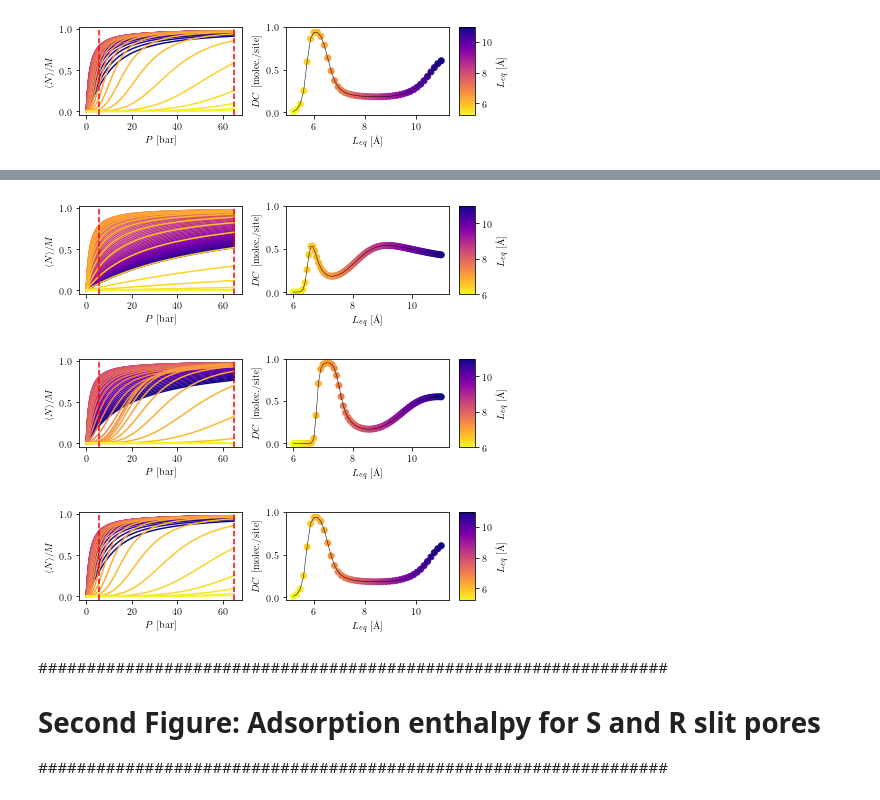
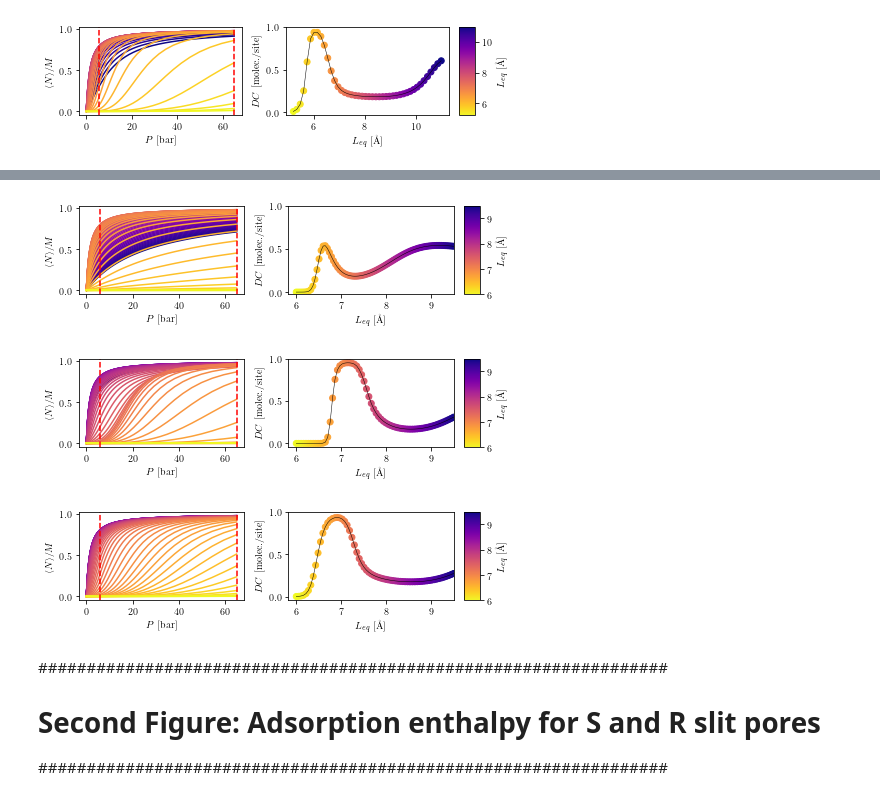
Before and after one commit to mwitman1/FlexibleSlitPore, a Jupyter notebook: FlexSlitPore.ipynb, the cells around one changed output, grey strips where cells are left out. Cells and saved outputs as stored; diff of their text form; code cells hidden in the pictures.

```diff
--- a/FlexSlitPore.ipynb
+++ b/FlexSlitPore.ipynb
@@ -514,6 +483,7 @@ def plotIso(isolists,savename=None,special=None,speciallabel=None):
         ax[1].set_xlabel(speciallabel)
         ax[1].set_ylabel(r"$DC\textrm{ [molec./site]}$")
         ax[1].set_ylim((None,1.0))
+        ax[1].set_xlim((None,9.5))
 
 
         cbar = plt.colorbar(series3, orientation='vertical')
@@ -612,7 +584,7 @@ def compute_all_isos_fcn_Leq(Lspace, kspring = 10000,
 # First Figure: Isotherms for S, R, and R+V slit pores
 #################################################################
 # %%
-Lspace1 = np.linspace(11,6,77)
+Lspace1 = np.linspace(9.5,6,77)
 l1 = compute_all_isos_fcn_Leq(Lspace1, method=compute_Static_isotherm)
 # %% [output]
 Running on N CPUs: 11
@@ -620,5 +592,5 @@ Running on N CPUs: 11
 # %%
-Lspace2 = np.linspace(11,6,66)
+Lspace2 = np.linspace(9.5,6,66)
 l2 = compute_all_isos_fcn_Leq(Lspace2, method=compute_Rotate_isotherm)
 # %% [output]
 Running on N CPUs: 11
@@ -630,5 +602,5 @@ l3 = compute_all_isos_fcn_Leq(Lspace3, kspring=10000, method=compute_RotateVibra
 Running on N CPUs: 11
 [figure]
 # %%
-#Lspace4 = np.linspace(11,6,44)
-#l4 = compute_all_isos_fcn_Leq(Lspace4, kspring=50000, method=compute_RotateVibrate_isotherm)
+Lspace4 = np.linspace(9.5,6,66)
+l4 = compute_all_isos_fcn_Leq(Lspace4, kspring=50000, method=compute_RotateVibrate_isotherm)
@@ -635,11 +610,11 @@ Running on N CPUs: 11
 # %%
 plotIso(l1,special=Lspace1,speciallabel=r"$L_{eq}\textrm{ [\AA]}$",savename="staticDC.pdf")
 plotIso(l2,special=Lspace2,speciallabel=r"$L_{eq}\textrm{ [\AA]}$",savename="rotDC.pdf")
-plotIso(l3,special=Lspace3,speciallabel=r"$L_{eq}\textrm{ [\AA]}$",savename="rotvibDC.pdf")
+plotIso(l4,special=Lspace4,speciallabel=r"$L_{eq}\textrm{ [\AA]}$",savename="rotvibDC.pdf")
 # %% [output]
-[figure, old version]
+[figure, new version]
-[figure, old version]
+[figure, new version]
-[figure, old version]
+[figure, new version]
 # %% [markdown]
 #################################################################
 # Second Figure: Adsorption enthalpy for S and R slit pores
```
Also changed, not shown: parts of 11 cells of this notebook.
